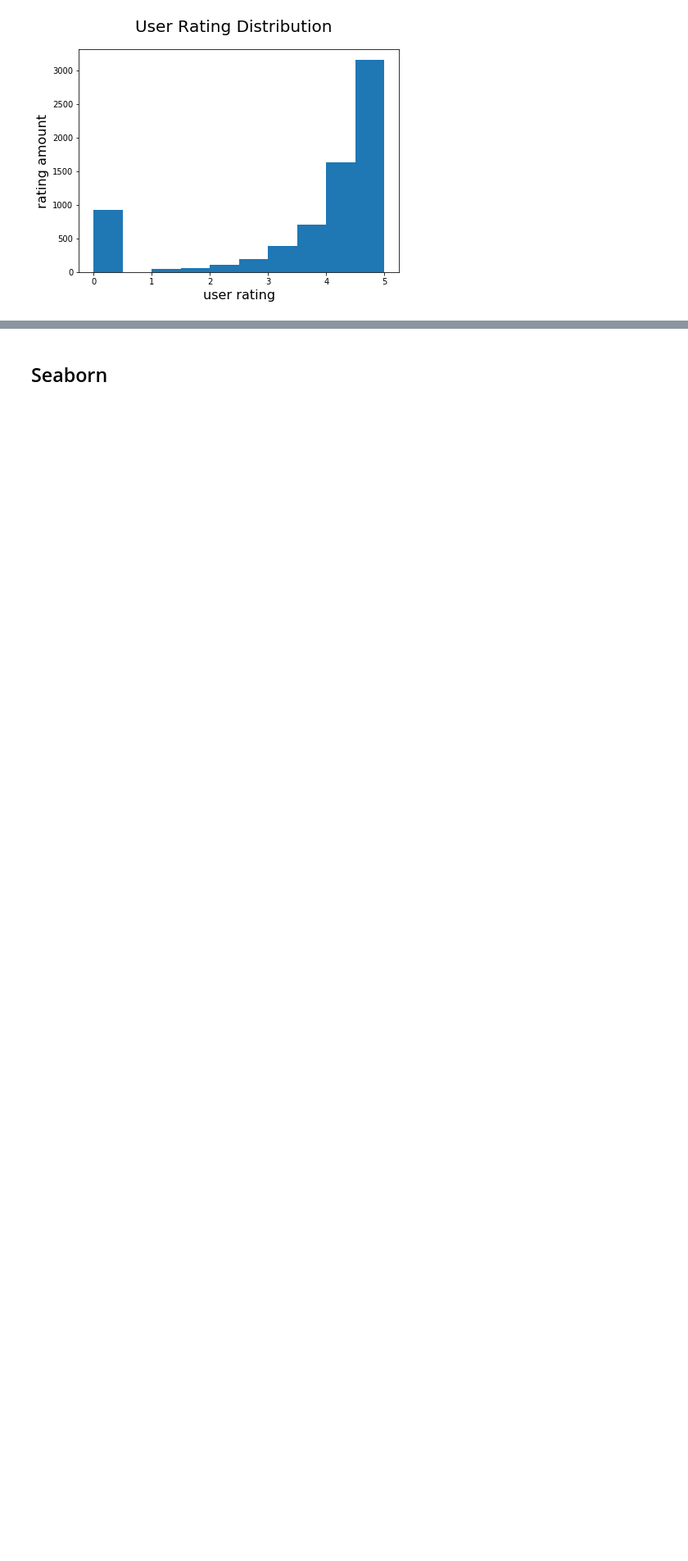
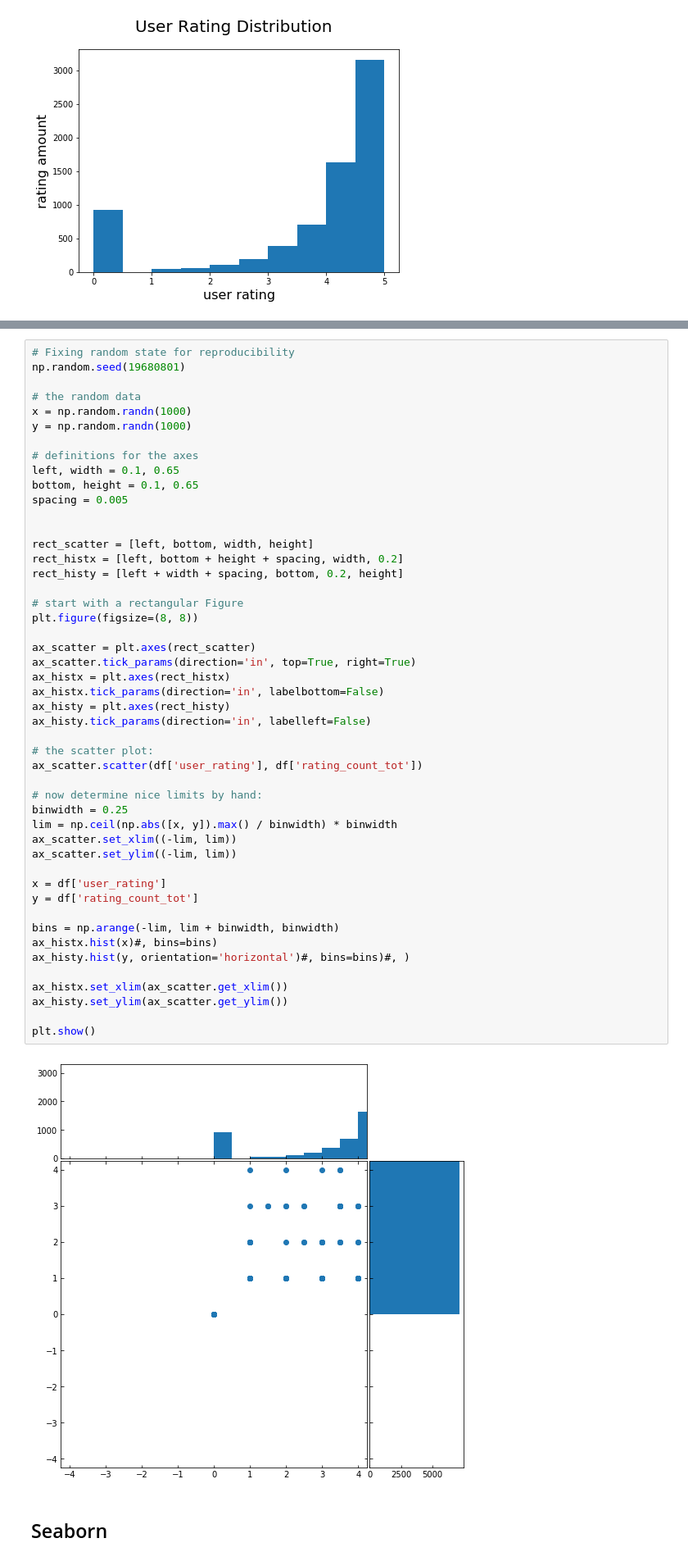
Before and after one commit to MtheEPIC/KaggleProj, a Jupyter notebook: Apple_Visualization.ipynb, the cells around one changed output, grey strips where cells are left out. Shown at 82% size. Cells and saved outputs as stored; diff of their text form; blank space fills up the shorter version.

```diff
--- a/Apple_Visualization.ipynb
+++ b/Apple_Visualization.ipynb
@@ -110,6 +110,56 @@ ax.legend(fontsize=12)
 plt.show()
 # %% [output]
 [figure]
+# %%
+# Fixing random state for reproducibility
+np.random.seed(19680801)
+
+# the random data
+x = np.random.randn(1000)
+y = np.random.randn(1000)
+
+# definitions for the axes
+left, width = 0.1, 0.65
+bottom, height = 0.1, 0.65
+spacing = 0.005
+
+
+rect_scatter = [left, bottom, width, height]
+rect_histx = [left, bottom + height + spacing, width, 0.2]
+rect_histy = [left + width + spacing, bottom, 0.2, height]
+
+# start with a rectangular Figure
+plt.figure(figsize=(8, 8))
+
+ax_scatter = plt.axes(rect_scatter)
+ax_scatter.tick_params(direction='in', top=True, right=True)
+ax_histx = plt.axes(rect_histx)
+ax_histx.tick_params(direction='in', labelbottom=False)
+ax_histy = plt.axes(rect_histy)
+ax_histy.tick_params(direction='in', labelleft=False)
+
+# the scatter plot:
+ax_scatter.scatter(df['user_rating'], df['rating_count_tot'])
+
+# now determine nice limits by hand:
+binwidth = 0.25
+lim = np.ceil(np.abs([x, y]).max() / binwidth) * binwidth
+ax_scatter.set_xlim((-lim, lim))
+ax_scatter.set_ylim((-lim, lim))
+
+x = df['user_rating']
+y = df['rating_count_tot']
+
+bins = np.arange(-lim, lim + binwidth, binwidth)
+ax_histx.hist(x)#, bins=bins)
+ax_histy.hist(y, orientation='horizontal')#, bins=bins)#, )
+
+ax_histx.set_xlim(ax_scatter.get_xlim())
+ax_histy.set_ylim(ax_scatter.get_ylim())
+
+plt.show()
+# %% [output]
+[figure, added]
 # %% [markdown]
 ## Seaborn
 # %%
```
